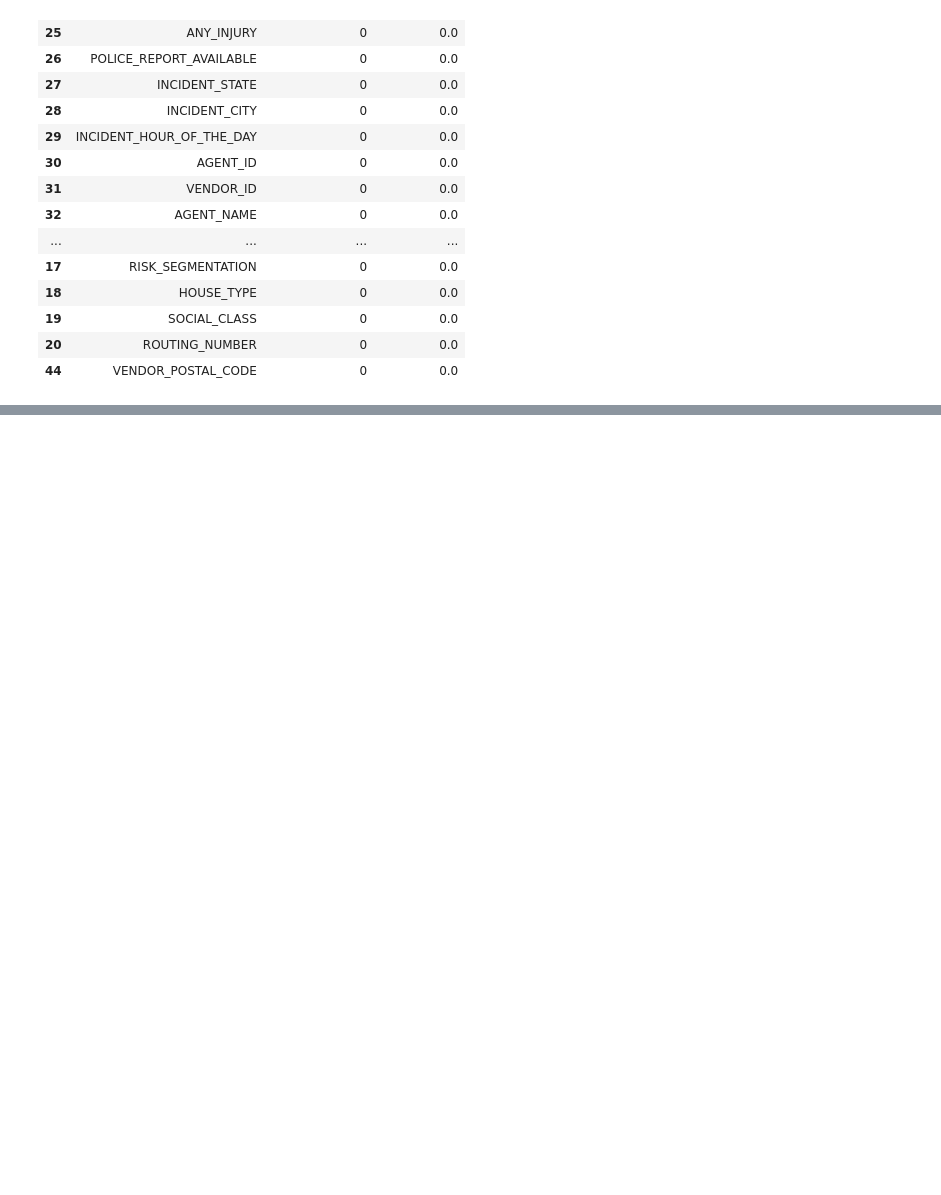
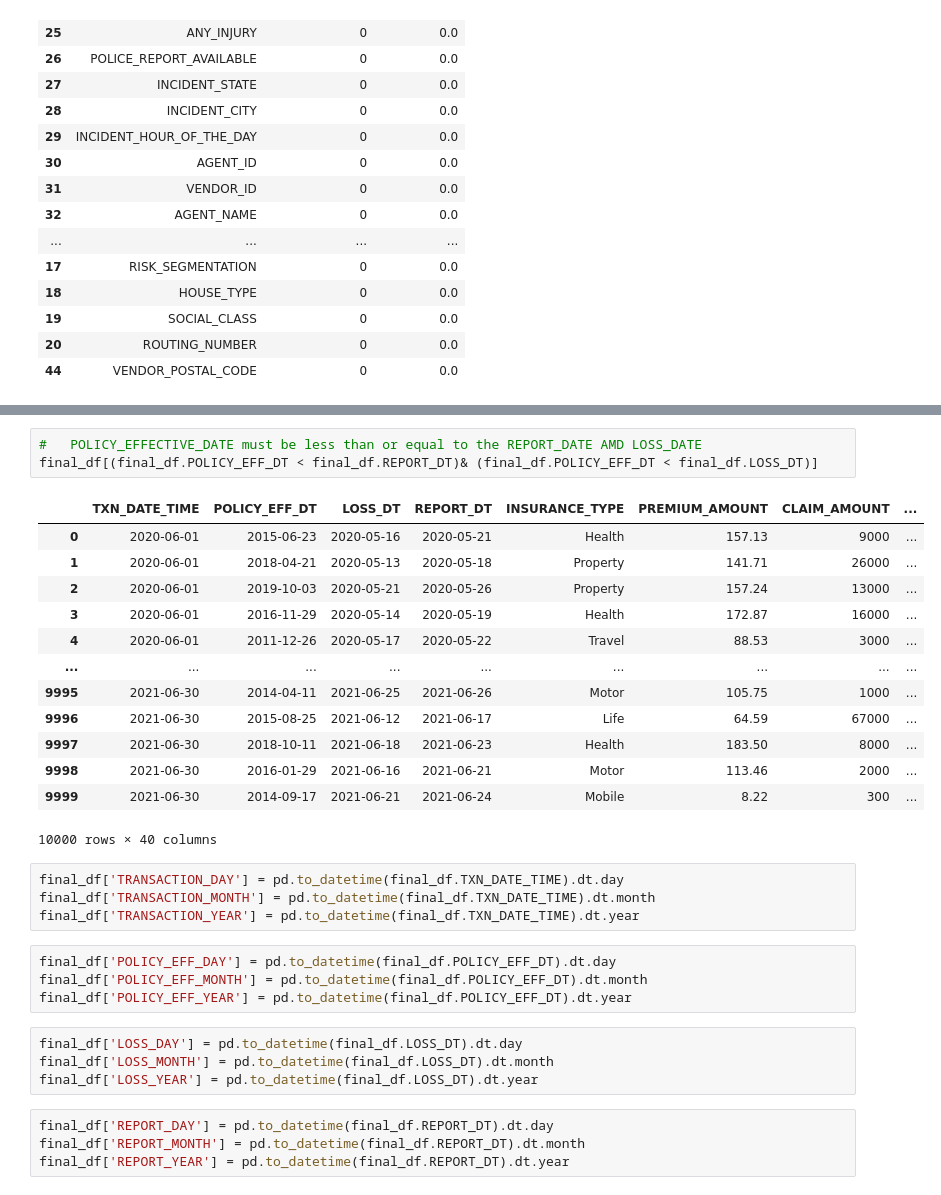
Before and after one commit to Prakash-Kani/Insurance-Claims-Fraud-Detection, a Jupyter notebook: Preprocessing.ipynb, the cells around one changed output, grey strips where cells are left out. Drawn from its saved outputs; the diff is of its cells as text; blank space fills up the shorter version.

```diff
--- a/Preprocessing.ipynb
+++ b/Preprocessing.ipynb
@@ -455,0 +499,33 @@ missing_values(final_df)
+# %%
+#   POLICY_EFFECTIVE_DATE must be less than or equal to the REPORT_DATE AMD LOSS_DATE
+final_df[(final_df.POLICY_EFF_DT < final_df.REPORT_DT)& (final_df.POLICY_EFF_DT < final_df.LOSS_DT)]
+# %% [output]
+|  | TXN_DATE_TIME | POLICY_EFF_DT | LOSS_DT | REPORT_DT | INSURANCE_TYPE | PREMIUM_AMOUNT | CLAIM_AMOUNT | ... |
+| 0 | 2020-06-01 | 2015-06-23 | 2020-05-16 | 2020-05-21 | Health | 157.13 | 9000 | ... |
+| 1 | 2020-06-01 | 2018-04-21 | 2020-05-13 | 2020-05-18 | Property | 141.71 | 26000 | ... |
+| 2 | 2020-06-01 | 2019-10-03 | 2020-05-21 | 2020-05-26 | Property | 157.24 | 13000 | ... |
+| 3 | 2020-06-01 | 2016-11-29 | 2020-05-14 | 2020-05-19 | Health | 172.87 | 16000 | ... |
+| 4 | 2020-06-01 | 2011-12-26 | 2020-05-17 | 2020-05-22 | Travel | 88.53 | 3000 | ... |
+| ... | ... | ... | ... | ... | ... | ... | ... | ... |
+| 9995 | 2021-06-30 | 2014-04-11 | 2021-06-25 | 2021-06-26 | Motor | 105.75 | 1000 | ... |
+| 9996 | 2021-06-30 | 2015-08-25 | 2021-06-12 | 2021-06-17 | Life | 64.59 | 67000 | ... |
+| 9997 | 2021-06-30 | 2018-10-11 | 2021-06-18 | 2021-06-23 | Health | 183.50 | 8000 | ... |
+| 9998 | 2021-06-30 | 2016-01-29 | 2021-06-16 | 2021-06-21 | Motor | 113.46 | 2000 | ... |
+| 9999 | 2021-06-30 | 2014-09-17 | 2021-06-21 | 2021-06-24 | Mobile | 8.22 | 300 | ... |
+10000 rows × 40 columns
+# %%
+final_df['TRANSACTION_DAY'] = pd.to_datetime(final_df.TXN_DATE_TIME).dt.day
+final_df['TRANSACTION_MONTH'] = pd.to_datetime(final_df.TXN_DATE_TIME).dt.month
+final_df['TRANSACTION_YEAR'] = pd.to_datetime(final_df.TXN_DATE_TIME).dt.year
+# %%
+final_df['POLICY_EFF_DAY'] = pd.to_datetime(final_df.POLICY_EFF_DT).dt.day
+final_df['POLICY_EFF_MONTH'] = pd.to_datetime(final_df.POLICY_EFF_DT).dt.month
+final_df['POLICY_EFF_YEAR'] = pd.to_datetime(final_df.POLICY_EFF_DT).dt.year
+# %%
+final_df['LOSS_DAY'] = pd.to_datetime(final_df.LOSS_DT).dt.day
+final_df['LOSS_MONTH'] = pd.to_datetime(final_df.LOSS_DT).dt.month
+final_df['LOSS_YEAR'] = pd.to_datetime(final_df.LOSS_DT).dt.year
+# %%
+final_df['REPORT_DAY'] = pd.to_datetime(final_df.REPORT_DT).dt.day
+final_df['REPORT_MONTH'] = pd.to_datetime(final_df.REPORT_DT).dt.month
+final_df['REPORT_YEAR'] = pd.to_datetime(final_df.REPORT_DT).dt.year
```
Also changed, not shown: parts of 8 cells of this notebook.
